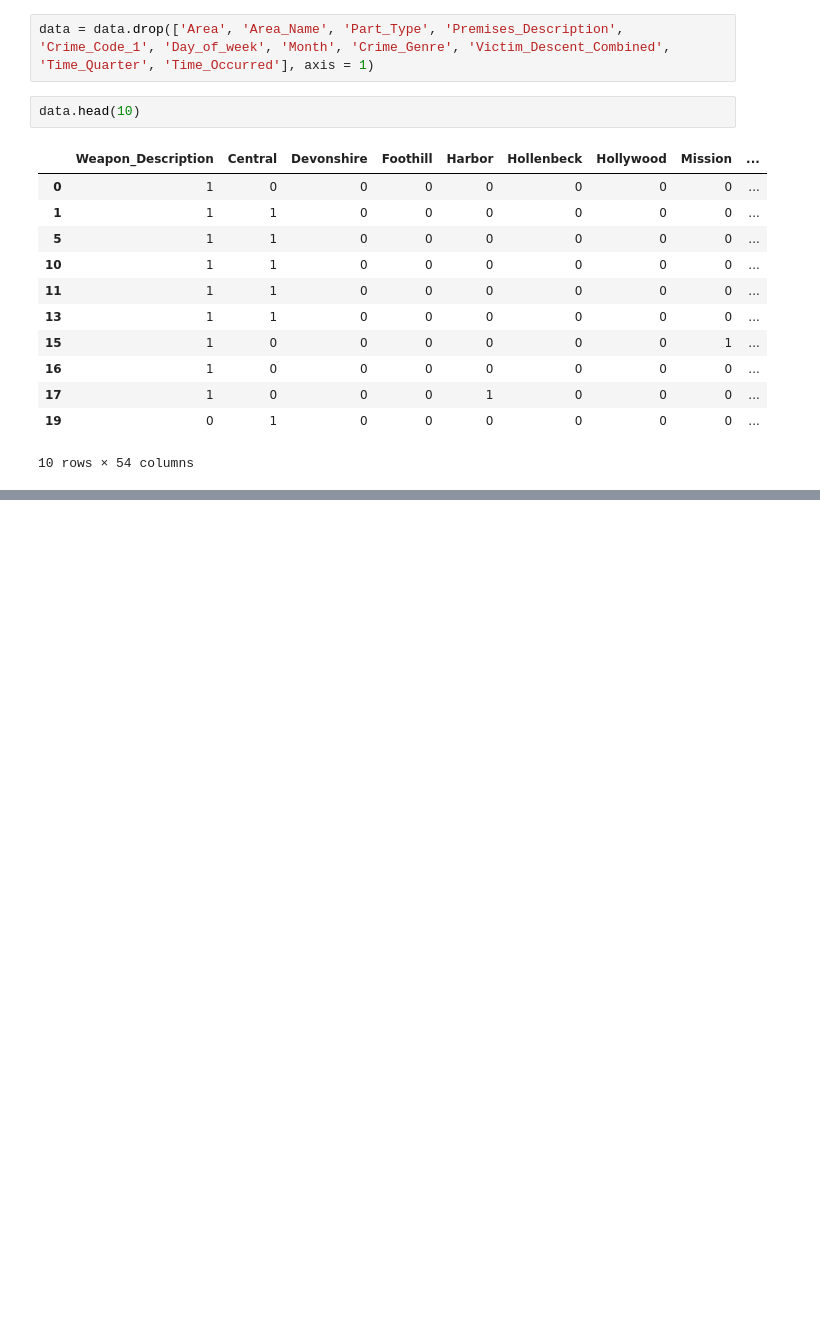
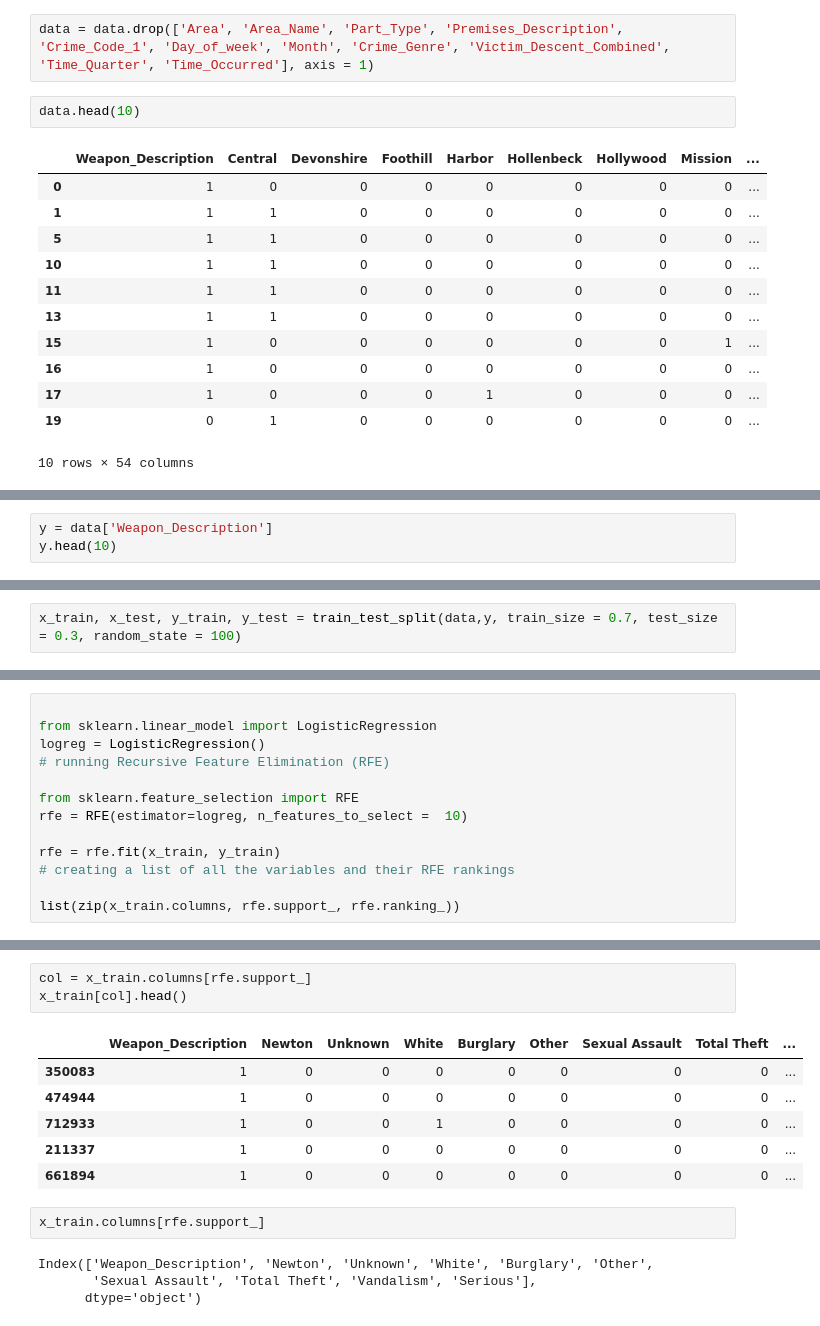
Before and after one commit to MrBinit/Supervised-Learning, a Jupyter notebook: logistic regression/project.ipynb, the cells around one changed output, grey strips where cells are left out. Cells and saved outputs as stored; diff of their text form; blank space fills up the shorter version.

```diff
--- a/logistic regression/project.ipynb
+++ b/logistic regression/project.ipynb
@@ -1468,0 +1484,3 @@ data.head(10)
+# %%
+y = data['Weapon_Description']
+y.head(10)
@@ -1468,0 +1499,2 @@ data.head(10)
+# %%
+x_train, x_test, y_train, y_test = train_test_split(data,y, train_size = 0.7, test_size = 0.3, random_state = 100)
@@ -1468,0 +1537,13 @@ data.head(10)
+# %%
+
+from sklearn.linear_model import LogisticRegression
+logreg = LogisticRegression()
+# running Recursive Feature Elimination (RFE)
+
+from sklearn.feature_selection import RFE
+rfe = RFE(estimator=logreg, n_features_to_select =  10)
+
+rfe = rfe.fit(x_train, y_train)
+# creating a list of all the variables and their RFE rankings
+
+list(zip(x_train.columns, rfe.support_, rfe.ranking_))
@@ -1468,0 +1568,16 @@ data.head(10)
+# %%
+col = x_train.columns[rfe.support_]
+x_train[col].head()
+# %% [output]
+|  | Weapon_Description | Newton | Unknown | White | Burglary | Other | Sexual Assault | Total Theft | ... |
+| 350083 | 1 | 0 | 0 | 0 | 0 | 0 | 0 | 0 | ... |
+| 474944 | 1 | 0 | 0 | 0 | 0 | 0 | 0 | 0 | ... |
+| 712933 | 1 | 0 | 0 | 1 | 0 | 0 | 0 | 0 | ... |
+| 211337 | 1 | 0 | 0 | 0 | 0 | 0 | 0 | 0 | ... |
+| 661894 | 1 | 0 | 0 | 0 | 0 | 0 | 0 | 0 | ... |
+# %%
+x_train.columns[rfe.support_]
+# %% [output]
+Index(['Weapon_Description', 'Newton', 'Unknown', 'White', 'Burglary', 'Other',
+       'Sexual Assault', 'Total Theft', 'Vandalism', 'Serious'],
+      dtype='object')
```
Also changed, not shown: parts of 16 cells of this notebook.
